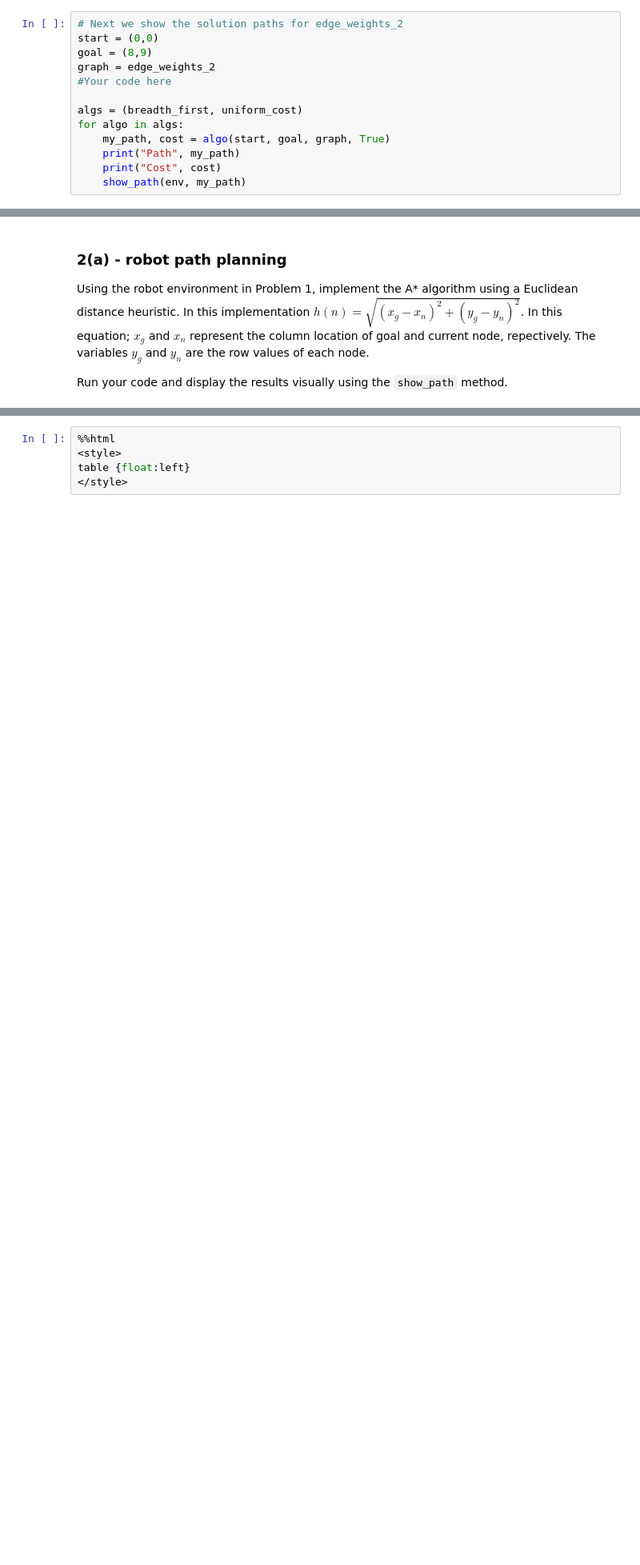
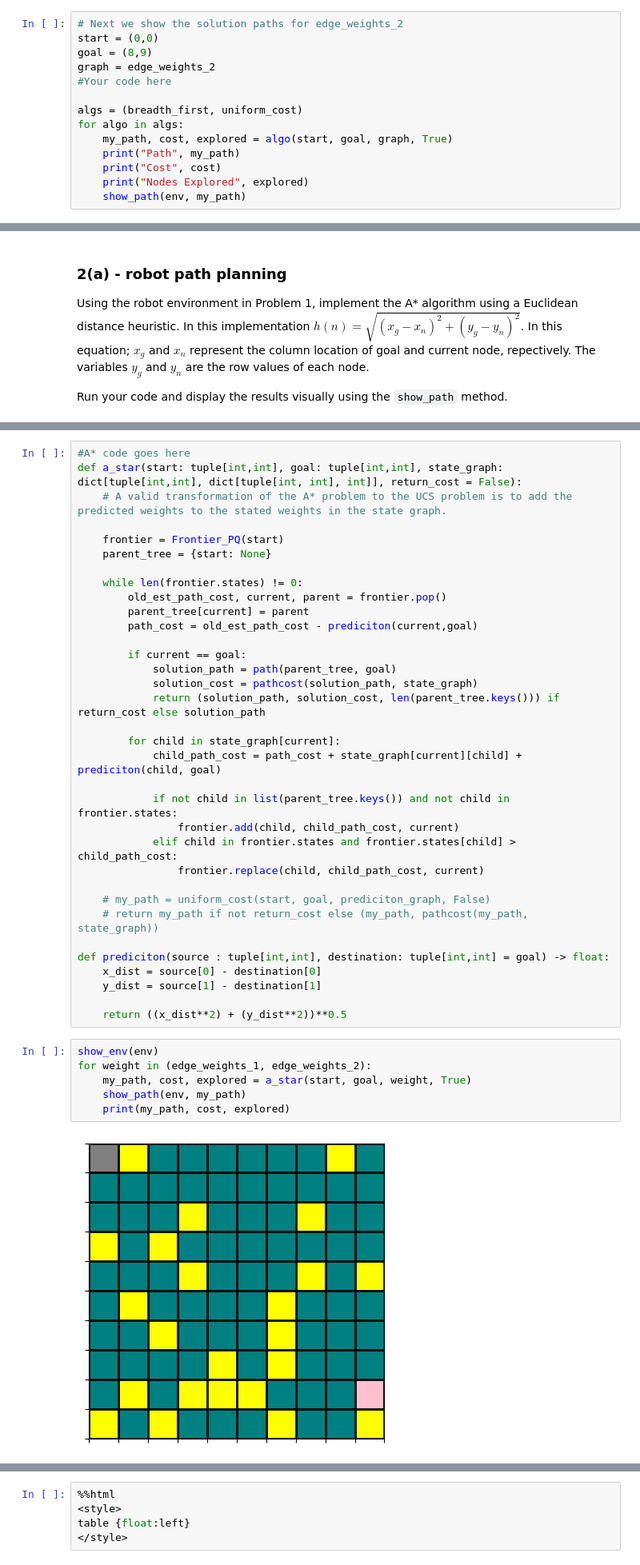
Before and after one commit to TyVanEssen/CSCI-3202-001-Introduction-to-Artificial-Intelligence, a Jupyter notebook: HW7/CSCI3202_HW7_Ty_VanEssen.ipynb, the cells around one changed output, grey strips where cells are left out. Shown at 80% size. Saved outputs shown, nothing was run; the diff lists cells and outputs as text; blank space fills up the shorter version.

```diff
--- a/HW7/CSCI3202_HW7_Ty_VanEssen.ipynb
+++ b/HW7/CSCI3202_HW7_Ty_VanEssen.ipynb
@@ -406,8 +419,9 @@ graph = edge_weights_2
 
 algs = (breadth_first, uniform_cost)
 for algo in algs:
-    my_path, cost = algo(start, goal, graph, True)
+    my_path, cost, explored = algo(start, goal, graph, True)
     print("Path", my_path)
     print("Cost", cost)
+    print("Nodes Explored", explored)
     show_path(env, my_path)
 # %% [output]
@@ -446,0 +464,42 @@ Run your code and display the results visually using the `show_path` method.
+# %%
+#A* code goes here
+def a_star(start: tuple[int,int], goal: tuple[int,int], state_graph: dict[tuple[int,int], dict[tuple[int, int], int]], return_cost = False):
+    # A valid transformation of the A* problem to the UCS problem is to add the predicted weights to the stated weights in the state graph.
+
+    frontier = Frontier_PQ(start)
+    parent_tree = {start: None}
+
+    while len(frontier.states) != 0:
+        old_est_path_cost, current, parent = frontier.pop()
+        parent_tree[current] = parent
+        path_cost = old_est_path_cost - prediciton(current,goal)
+
+        if current == goal:
+            solution_path = path(parent_tree, goal)
+            solution_cost = pathcost(solution_path, state_graph)
+            return (solution_path, solution_cost, len(parent_tree.keys())) if return_cost else solution_path
+
+        for child in state_graph[current]:
+            child_path_cost = path_cost + state_graph[current][child] + prediciton(child, goal)
+
+            if not child in list(parent_tree.keys()) and not child in frontier.states:
+                frontier.add(child, child_path_cost, current)
+            elif child in frontier.states and frontier.states[child] > child_path_cost:
+                frontier.replace(child, child_path_cost, current)
+
+    # my_path = uniform_cost(start, goal, prediciton_graph, False)
+    # return my_path if not return_cost else (my_path, pathcost(my_path, state_graph))
+
+def prediciton(source : tuple[int,int], destination: tuple[int,int] = goal) -> float:
+    x_dist = source[0] - destination[0]
+    y_dist = source[1] - destination[1]
+
+    return ((x_dist**2) + (y_dist**2))**0.5
+# %%
+show_env(env)
+for weight in (edge_weights_1, edge_weights_2):
+    my_path, cost, explored = a_star(start, goal, weight, True)
+    show_path(env, my_path)
+    print(my_path, cost, explored)
+# %% [output]
+[figure, added]
```
Also changed, not shown: parts of 20 cells of this notebook.
